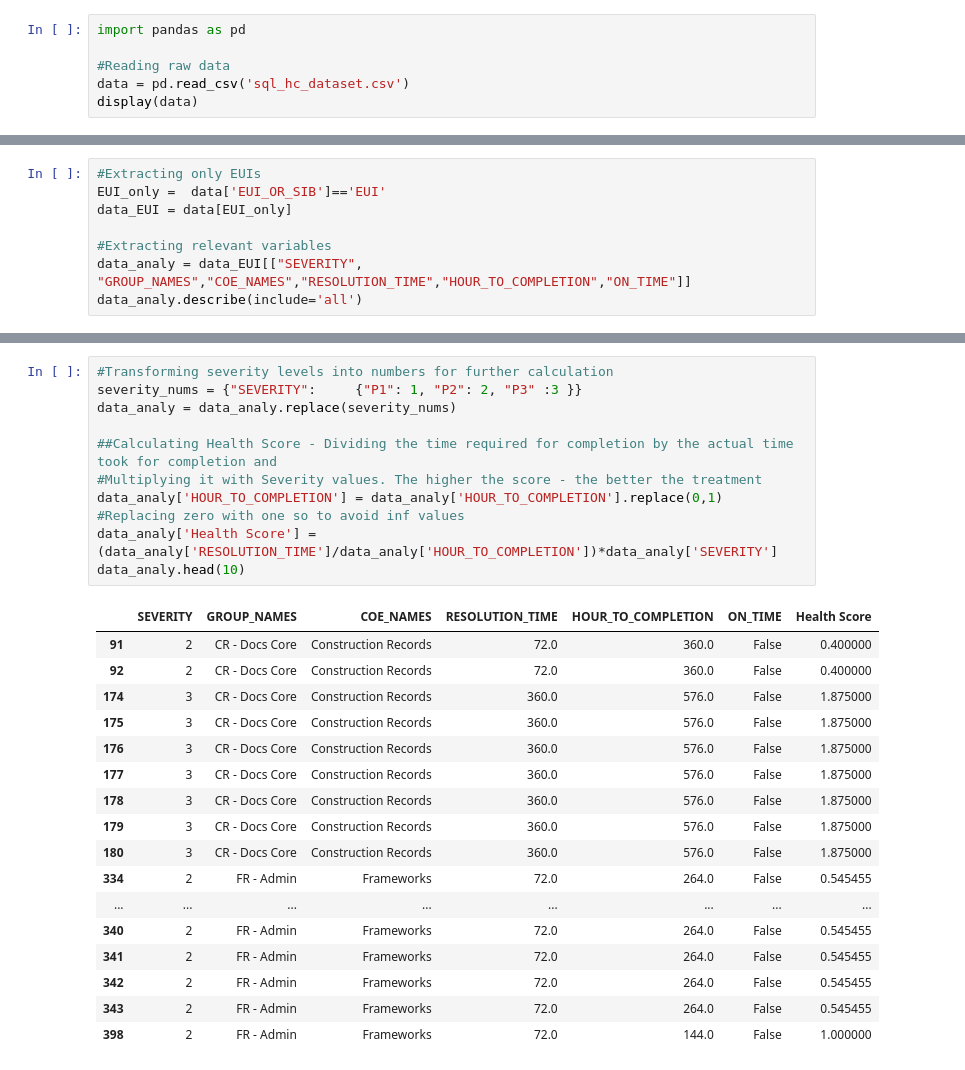
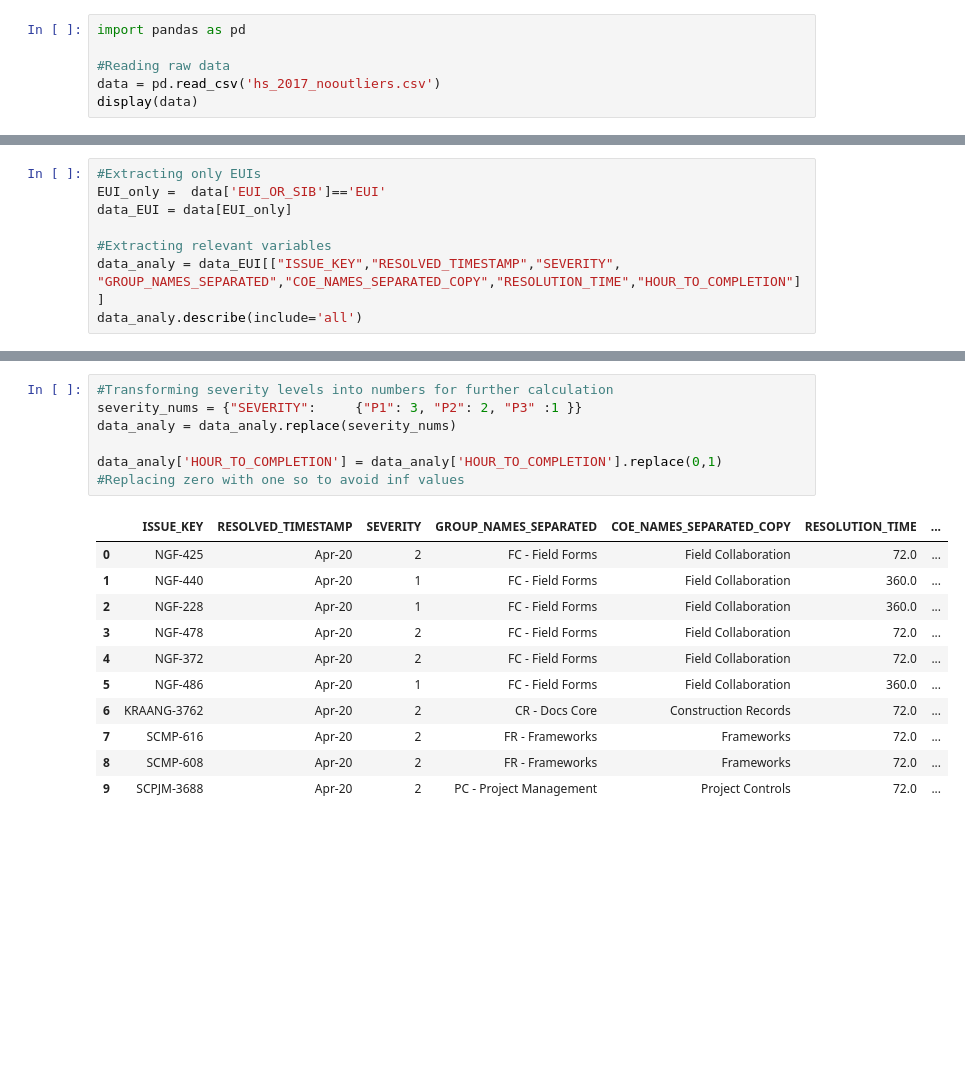
Before and after one commit to Shoham91/Health-Score, a Jupyter notebook: Health Score Project.ipynb, the cells around one changed output, grey strips where cells are left out. Cells and saved outputs as stored; diff of their text form; blank space fills up the shorter version.

```diff
--- a/Health Score Project.ipynb
+++ b/Health Score Project.ipynb
@@ -2,6 +2,6 @@
 import pandas as pd
 
 #Reading raw data
-data = pd.read_csv('sql_hc_dataset.csv')
+data = pd.read_csv('hs_2017_nooutliers.csv')
 display(data)
 # %% [output]
@@ -24,6 +24,6 @@ EUI_only =  data['EUI_OR_SIB']=='EUI'
 data_EUI = data[EUI_only]
 
 #Extracting relevant variables
-data_analy = data_EUI[["SEVERITY", "GROUP_NAMES","COE_NAMES","RESOLUTION_TIME","HOUR_TO_COMPLETION","ON_TIME"]]
+data_analy = data_EUI[["ISSUE_KEY","RESOLVED_TIMESTAMP","SEVERITY", "GROUP_NAMES_SEPARATED","COE_NAMES_SEPARATED_COPY","RESOLUTION_TIME","HOUR_TO_COMPLETION"]]
 data_analy.describe(include='all')
 # %% [output]
@@ -42,28 +42,19 @@ data_analy.describe(include='all')
 # %%
 #Transforming severity levels into numbers for further calculation
-severity_nums = {"SEVERITY":     {"P1": 1, "P2": 2, "P3" :3 }}
+severity_nums = {"SEVERITY":     {"P1": 3, "P2": 2, "P3" :1 }}
 data_analy = data_analy.replace(severity_nums)
 
-##Calculating Health Score - Dividing the time required for completion by the actual time took for completion and
-#Multiplying it with Severity values. The higher the score - the better the treatment
-data_analy['HOUR_TO_COMPLETION'] = data_analy['HOUR_TO_COMPLETION'].replace(0,1) #Replacing zero with one so to avoid inf values
-data_analy['Health Score'] = (data_analy['RESOLUTION_TIME']/data_analy['HOUR_TO_COMPLETION'])*data_analy['SEVERITY']
-data_analy.head(10)
+data_analy['HOUR_TO_COMPLETION'] = data_analy['HOUR_TO_COMPLETION'].replace(0,1)
+#Replacing zero with one so to avoid inf values
 # %% [output]
-|  | SEVERITY | GROUP_NAMES | COE_NAMES | RESOLUTION_TIME | HOUR_TO_COMPLETION | ON_TIME | Health Score |
-| 91 | 2 | CR - Docs Core | Construction Records | 72.0 | 360.0 | False | 0.400000 |
-| 92 | 2 | CR - Docs Core | Construction Records | 72.0 | 360.0 | False | 0.400000 |
-| 174 | 3 | CR - Docs Core | Construction Records | 360.0 | 576.0 | False | 1.875000 |
-| 175 | 3 | CR - Docs Core | Construction Records | 360.0 | 576.0 | False | 1.875000 |
-| 176 | 3 | CR - Docs Core | Construction Records | 360.0 | 576.0 | False | 1.875000 |
-| 177 | 3 | CR - Docs Core | Construction Records | 360.0 | 576.0 | False | 1.875000 |
-| 178 | 3 | CR - Docs Core | Construction Records | 360.0 | 576.0 | False | 1.875000 |
-| 179 | 3 | CR - Docs Core | Construction Records | 360.0 | 576.0 | False | 1.875000 |
-| 180 | 3 | CR - Docs Core | Construction Records | 360.0 | 576.0 | False | 1.875000 |
-| 334 | 2 | FR - Admin | Frameworks | 72.0 | 264.0 | False | 0.545455 |
-| ... | ... | ... | ... | ... | ... | ... | ... |
-| 340 | 2 | FR - Admin | Frameworks | 72.0 | 264.0 | False | 0.545455 |
-| 341 | 2 | FR - Admin | Frameworks | 72.0 | 264.0 | False | 0.545455 |
-| 342 | 2 | FR - Admin | Frameworks | 72.0 | 264.0 | False | 0.545455 |
-| 343 | 2 | FR - Admin | Frameworks | 72.0 | 264.0 | False | 0.545455 |
-| 398 | 2 | FR - Admin | Frameworks | 72.0 | 144.0 | False | 1.000000 |
+|  | ISSUE_KEY | RESOLVED_TIMESTAMP | SEVERITY | GROUP_NAMES_SEPARATED | COE_NAMES_SEPARATED_COPY | RESOLUTION_TIME | ... |
+| 0 | NGF-425 | Apr-20 | 2 | FC - Field Forms | Field Collaboration | 72.0 | ... |
+| 1 | NGF-440 | Apr-20 | 1 | FC - Field Forms | Field Collaboration | 360.0 | ... |
+| 2 | NGF-228 | Apr-20 | 1 | FC - Field Forms | Field Collaboration | 360.0 | ... |
+| 3 | NGF-478 | Apr-20 | 2 | FC - Field Forms | Field Collaboration | 72.0 | ... |
+| 4 | NGF-372 | Apr-20 | 2 | FC - Field Forms | Field Collaboration | 72.0 | ... |
+| 5 | NGF-486 | Apr-20 | 1 | FC - Field Forms | Field Collaboration | 360.0 | ... |
+| 6 | KRAANG-3762 | Apr-20 | 2 | CR - Docs Core | Construction Records | 72.0 | ... |
+| 7 | SCMP-616 | Apr-20 | 2 | FR - Frameworks | Frameworks | 72.0 | ... |
+| 8 | SCMP-608 | Apr-20 | 2 | FR - Frameworks | Frameworks | 72.0 | ... |
+| 9 | SCPJM-3688 | Apr-20 | 2 | PC - Project Management | Project Controls | 72.0 | ... |
```
Also changed, not shown: parts of 19 cells of this notebook.
